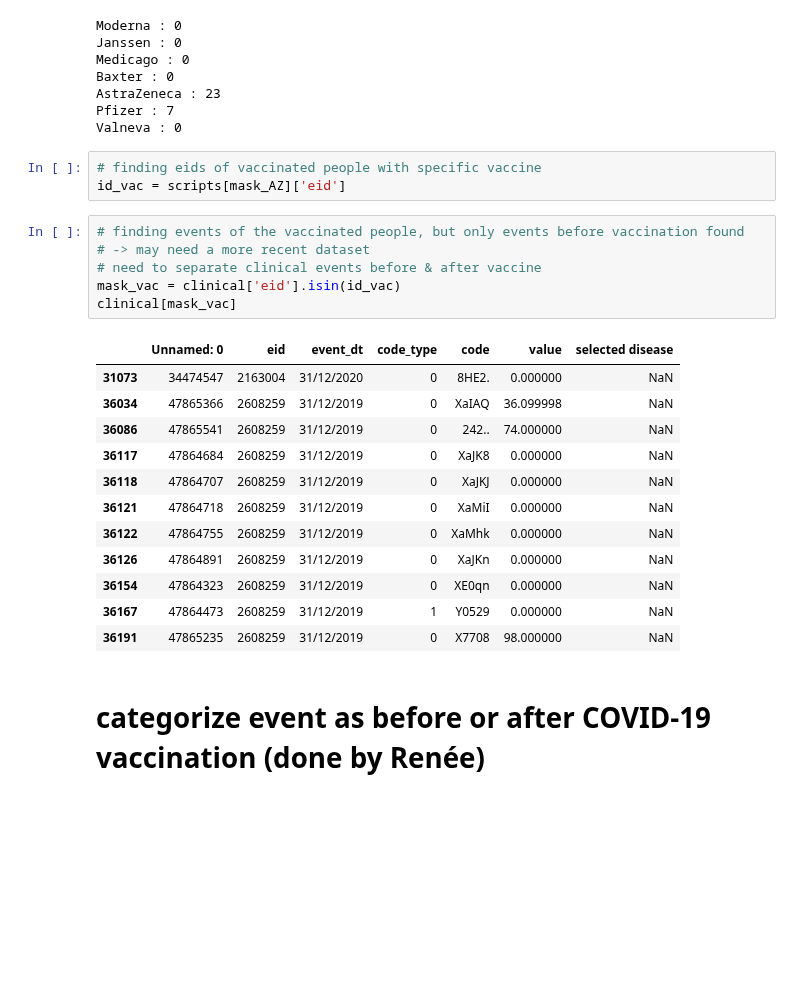
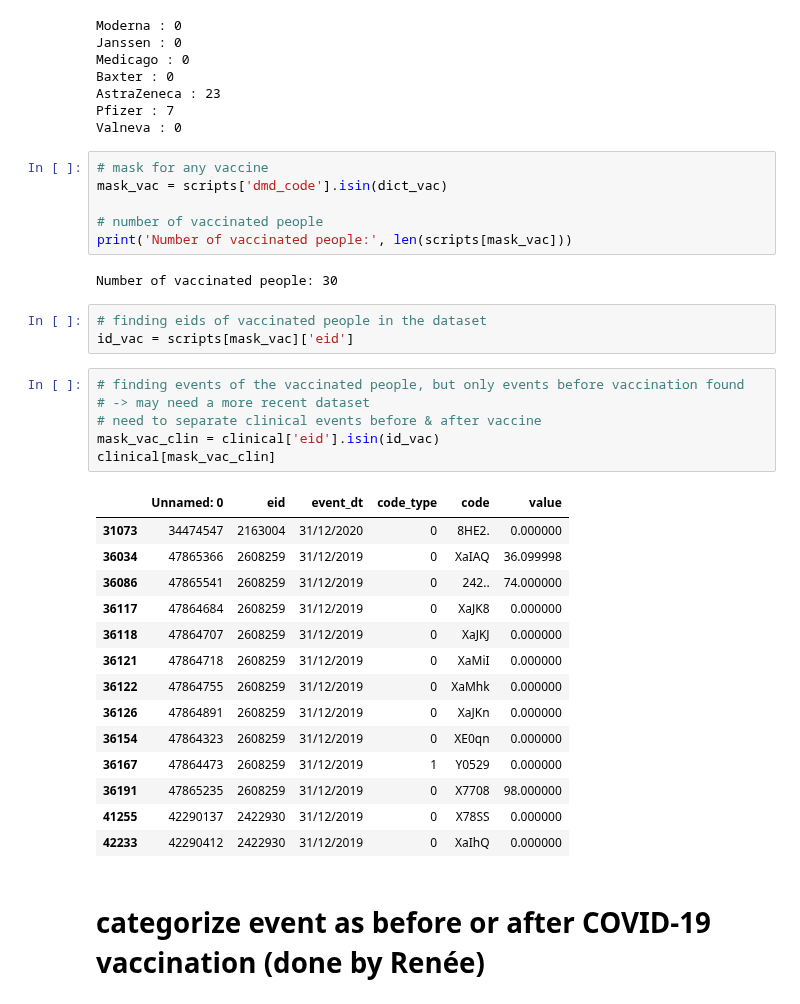
Before and after one commit to MonicaMueller/big-data-final-project, a Jupyter notebook: Project_vaccine_comorbidities.ipynb, the cells around one changed output. Drawn from its saved outputs; the diff is of its cells as text; blank space fills up the shorter version.

Commit message:
added vaccine mask for any vaccine

```diff
--- a/Project_vaccine_comorbidities.ipynb
+++ b/Project_vaccine_comorbidities.ipynb
@@ -161,28 +161,38 @@ Baxter : 0
 AstraZeneca : 23
 Pfizer : 7
 Valneva : 0
+# %%
+# mask for any vaccine
+mask_vac = scripts['dmd_code'].isin(dict_vac)
+
+# number of vaccinated people
+print('Number of vaccinated people:', len(scripts[mask_vac]))
+# %% [output]
+Number of vaccinated people: 30
 # %%
-# finding eids of vaccinated people with specific vaccine
-id_vac = scripts[mask_AZ]['eid']
+# finding eids of vaccinated people in the dataset
+id_vac = scripts[mask_vac]['eid']
 # %%
 # finding events of the vaccinated people, but only events before vaccination found
 # -> may need a more recent dataset
 # need to separate clinical events before & after vaccine
-mask_vac = clinical['eid'].isin(id_vac)
-clinical[mask_vac]
+mask_vac_clin = clinical['eid'].isin(id_vac)
+clinical[mask_vac_clin]
 # %% [output]
-|  | Unnamed: 0 | eid | event_dt | code_type | code | value | selected disease |
-| 31073 | 34474547 | 2163004 | 31/12/2020 | 0 | 8HE2. | 0.000000 | NaN |
-| 36034 | 47865366 | 2608259 | 31/12/2019 | 0 | XaIAQ | 36.099998 | NaN |
-| 36086 | 47865541 | 2608259 | 31/12/2019 | 0 | 242.. | 74.000000 | NaN |
-| 36117 | 47864684 | 2608259 | 31/12/2019 | 0 | XaJK8 | 0.000000 | NaN |
-| 36118 | 47864707 | 2608259 | 31/12/2019 | 0 | XaJKJ | 0.000000 | NaN |
-| 36121 | 47864718 | 2608259 | 31/12/2019 | 0 | XaMiI | 0.000000 | NaN |
-| 36122 | 47864755 | 2608259 | 31/12/2019 | 0 | XaMhk | 0.000000 | NaN |
-| 36126 | 47864891 | 2608259 | 31/12/2019 | 0 | XaJKn | 0.000000 | NaN |
-| 36154 | 47864323 | 2608259 | 31/12/2019 | 0 | XE0qn | 0.000000 | NaN |
-| 36167 | 47864473 | 2608259 | 31/12/2019 | 1 | Y0529 | 0.000000 | NaN |
-| 36191 | 47865235 | 2608259 | 31/12/2019 | 0 | X7708 | 98.000000 | NaN |
+|  | Unnamed: 0 | eid | event_dt | code_type | code | value |
+| 31073 | 34474547 | 2163004 | 31/12/2020 | 0 | 8HE2. | 0.000000 |
+| 36034 | 47865366 | 2608259 | 31/12/2019 | 0 | XaIAQ | 36.099998 |
+| 36086 | 47865541 | 2608259 | 31/12/2019 | 0 | 242.. | 74.000000 |
+| 36117 | 47864684 | 2608259 | 31/12/2019 | 0 | XaJK8 | 0.000000 |
+| 36118 | 47864707 | 2608259 | 31/12/2019 | 0 | XaJKJ | 0.000000 |
+| 36121 | 47864718 | 2608259 | 31/12/2019 | 0 | XaMiI | 0.000000 |
+| 36122 | 47864755 | 2608259 | 31/12/2019 | 0 | XaMhk | 0.000000 |
+| 36126 | 47864891 | 2608259 | 31/12/2019 | 0 | XaJKn | 0.000000 |
+| 36154 | 47864323 | 2608259 | 31/12/2019 | 0 | XE0qn | 0.000000 |
+| 36167 | 47864473 | 2608259 | 31/12/2019 | 1 | Y0529 | 0.000000 |
+| 36191 | 47865235 | 2608259 | 31/12/2019 | 0 | X7708 | 98.000000 |
+| 41255 | 42290137 | 2422930 | 31/12/2019 | 0 | X78SS | 0.000000 |
+| 42233 | 42290412 | 2422930 | 31/12/2019 | 0 | XaIhQ | 0.000000 |
 # %% [markdown]
 # categorize event as before or after COVID-19 vaccination (done by Renée)
 # %% [markdown]
```
Also changed, not shown: parts of 2 cells of this notebook.
